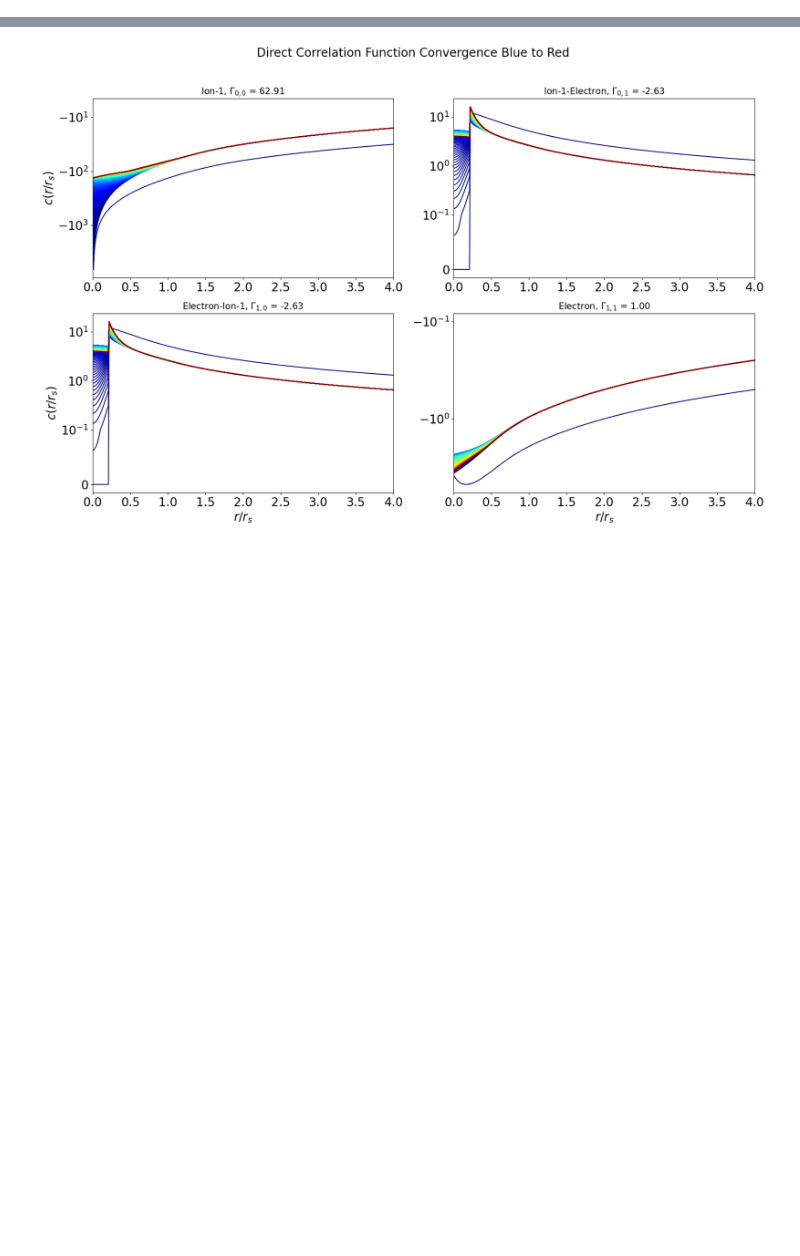
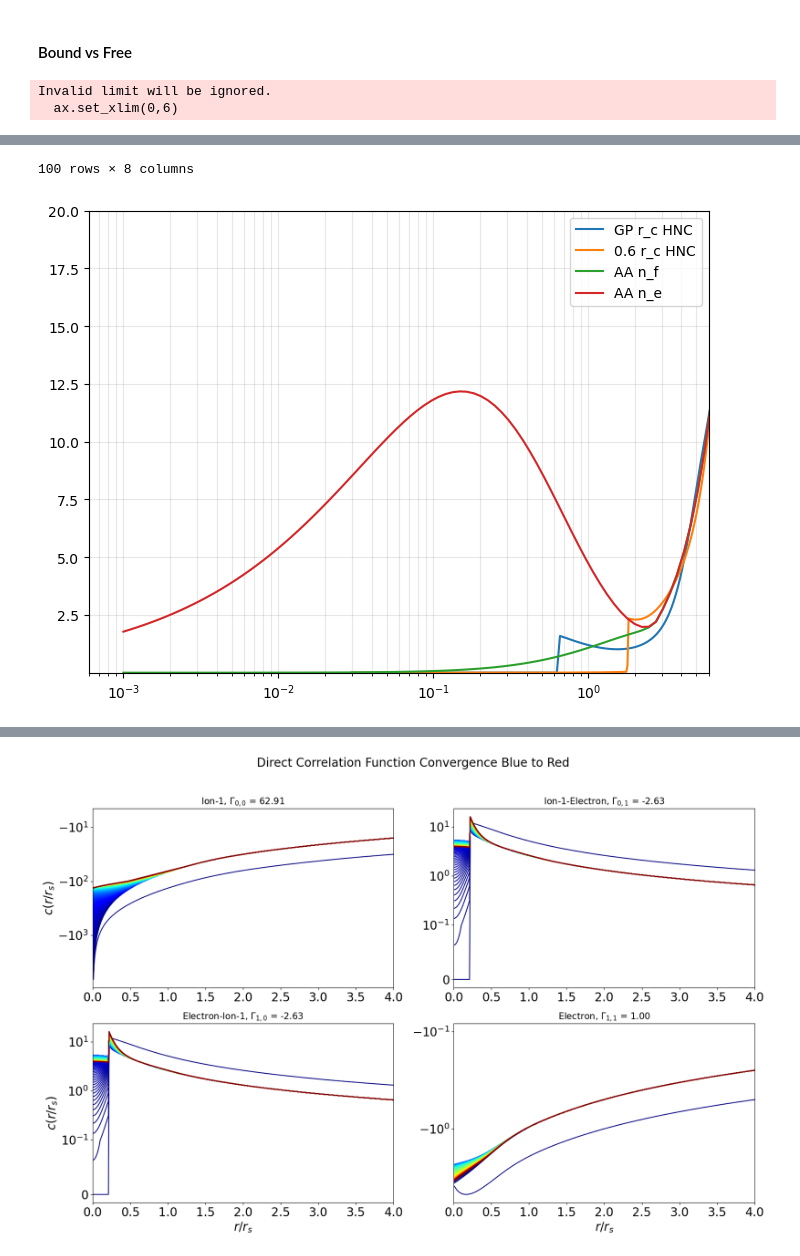
Before and after one commit to ZachAJohnson/hnc, a Jupyter notebook: QSP_HNC_Working_TCCW_newton.ipynb, the cells around one changed output, grey strips where cells are left out. Drawn from its saved outputs; the diff is of its cells as text; code cells hidden in the pictures; blank space fills up the shorter version.

```diff
--- a/QSP_HNC_Working_TCCW_newton.ipynb
+++ b/QSP_HNC_Working_TCCW_newton.ipynb
@@ -279,0 +235,25 @@ for i in range(2):
+# %% [markdown]
+#### Bound vs Free
+# %%
+ne_of_r_AU = atom.rho[1]*(atom.h_r_matrix[0,1]+1)/atomqsp.ri**3
+ne_of_r_AU_p6 = atom_p6.rho[1]*(atom_p6.h_r_matrix[0,1]+1)/atomqsp.ri**3
+# %%
+fig, ax = plt.subplots(figsize=(8,6))
+AA_data = read_csv('/home/zach/plasma/atomic_forces/average_atom/data/converged/Al_NPA_TFD_R3.0e+01_rs3.0e+00_T1.0e+00eV/Al_NPA_TFD_R3.0e+01_rs3.0e+00_T1.0e+00eV_Zstar2.7.dat', delim_whitespace=True,header=2)
+
+geom_factor = 4*π*atom.r_array**2*atomqsp.ri**2
+ax.plot(atom.r_array*atomqsp.ri, ne_of_r_AU*geom_factor, label='GP r_c HNC')
+ax.plot(atom_p6.r_array*atomqsp.ri, ne_of_r_AU_p6*geom_factor, label='0.6 r_c HNC')
+ax.plot(AA_data['r[AU]'], AA_data['nf[AU]']*4*π*AA_data['r[AU]']**2, label="AA n_f")
+# ax.plot(AA_data['r[AU]'], AA_data['nb[AU]']*4*π*AA_data['r[AU]']**2)
+ax.plot(AA_data['r[AU]'], (AA_data['nb[AU]']+AA_data['nf[AU]'])*4*π*AA_data['r[AU]']**2, label='AA n_e')
+ax.set_xscale('log')
+# ax.set_yscale('log')
+ax.grid(which='both', alpha=0.3)
+ax.set_ylim(1e-4,2e1)
+ax.set_xlim(0,6)
+ax.legend()
+AA_data
+# %% [output]
+Invalid limit will be ignored.
+  ax.set_xlim(0,6)
@@ -279,0 +272,2 @@ for i in range(2):
+100 rows × 8 columns
+[figure, added]
```
Also changed, not shown: parts of 28 cells of this notebook, 2 other files.
